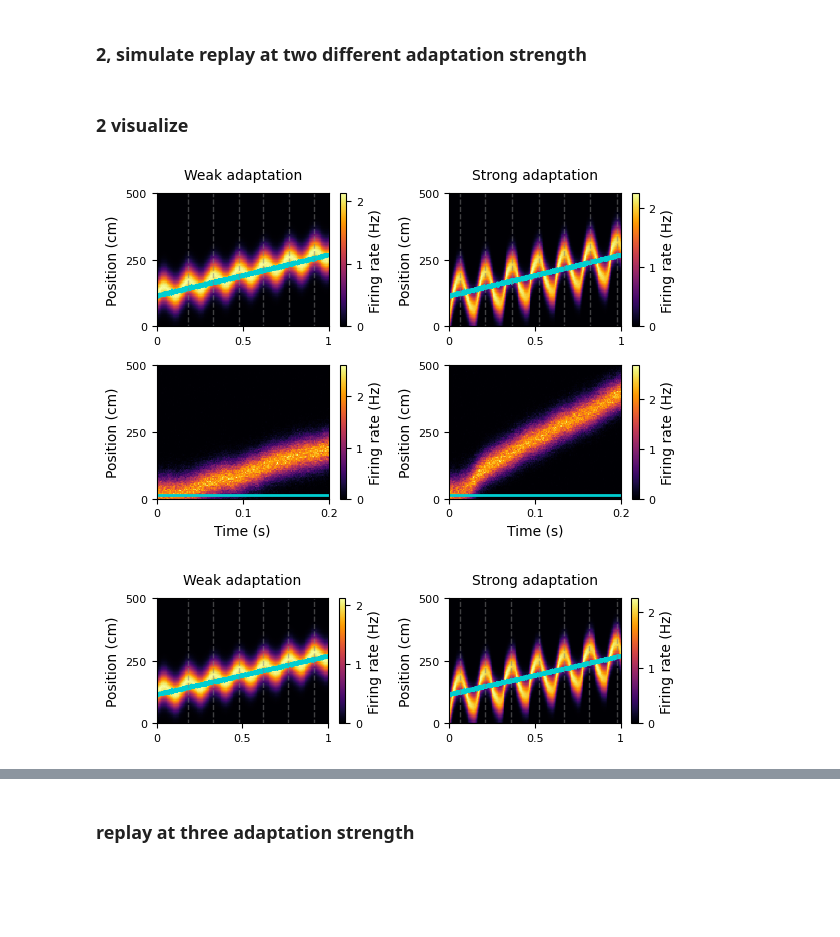
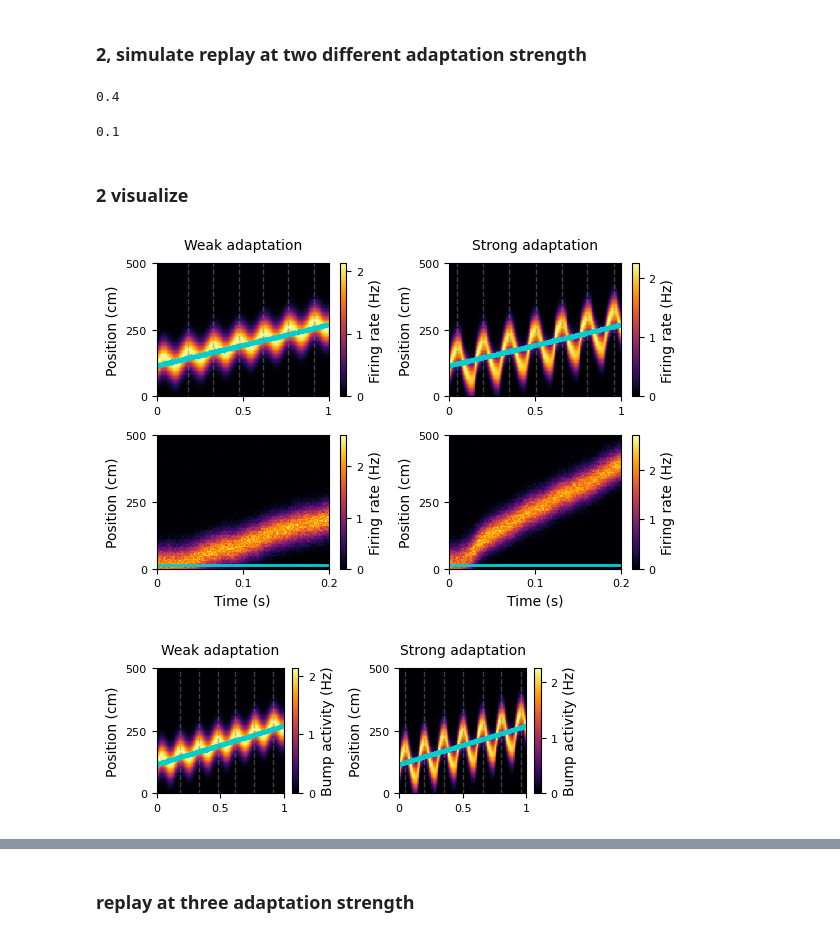
Before and after one commit to ZilongJi/AdaptiveAttractorForSequences, a Jupyter notebook: PaperFigureCode/Fig3_sweep_replay.ipynb, the cells around one changed output, grey strips where cells are left out. Drawn from its saved outputs; the diff is of its cells as text; code cells hidden in the pictures; blank space fills up the shorter version.

```diff
--- a/PaperFigureCode/Fig3_sweep_replay.ipynb
+++ b/PaperFigureCode/Fig3_sweep_replay.ipynb
@@ -53,7 +53,7 @@ np.random.seed(seed)
 #set backend to cpu
 bm.set_platform('cpu')
 #build and run the network
-sweep_cann_2 = CANN1D(tau=1, tau_v=48, num=128, mbar=9.)
+sweep_cann_2 = CANN1D(tau=1, tau_v=48, num=128, mbar=9.,  A=0.01)
 
 #simulate the network
 sweep_runner_2 = bp.DSRunner(sweep_cann_2,
@@ -114,6 +118,14 @@ replay_runner_2 = bp.DSRunner(replay_cann_2,
                      monitors=['r'])
 
 replay_runner_2.run(length)
+# %%
+replay_cann_1.a
+# %% [output]
+0.4
+# %%
+dt
+# %% [output]
+0.1
 # %% [markdown]
 ### 2 visualize
 # %%
@@ -328,10 +340,10 @@ plt.tight_layout()
 #save
 plt.savefig('./Fig3_sweep_replay.pdf', bbox_inches='tight', dpi=300)
 # %% [output]
-[figure, old version]
+[figure, new version]
 # %%
 #make two subplots
-fig, axs = plt.subplots(1, 2, figsize=(6, 2))
+fig, axs = plt.subplots(1, 2, figsize=(5, 2))
 #set font size
 labelsize = 10
 ticksize = 8
@@ -362,7 +374,7 @@ Peaks,_ = scipy.signal.find_peaks(relative_pos, width=300)
 c = axs[0].pcolormesh(time_slice[0:-1:50], pos, fr[:,0:-1:50]*1e3, cmap='inferno')
 #add colorbar to axs[0]
 clb = plt.colorbar(c, ax=axs[0], location='right', ticks=[0, 1, 2])
-clb.set_label('Firing rate (Hz)', fontsize=labelsize)
+clb.set_label('Bump activity (Hz)', fontsize=labelsize)
 clb.ax.tick_params(labelsize=ticksize)
 #add animal position to the plot
 axs[0].plot(time_slice, cI, color='darkturquoise', linewidth=1, alpha=1.0)
@@ -421,7 +433,7 @@ Peaks,_ = scipy.signal.find_peaks(relative_pos, width=300)
 c = axs[1].pcolormesh(time_slice[0:-1:50], pos, fr[:,0:-1:50]*1e3, cmap='inferno')
 #add colorbar to axs[0]
 clb = plt.colorbar(c, ax=axs[1], location='right', ticks=[0, 1, 2])
-clb.set_label('Firing rate (Hz)', fontsize=labelsize)
+clb.set_label('Bump activity (Hz)', fontsize=labelsize)
 clb.ax.tick_params(labelsize=ticksize)
 #add animal position to the plot
 axs[1].plot(time_slice, cI, color='darkturquoise', linewidth=1, alpha=1.0)
@@ -433,32 +445,32 @@ for peaks in Peaks:
 #set xlim and ylim
 axs[1].set_xlim([0, 1e3])
 axs[1].set_ylim([-2.5,2.5])
 #set x and y labels
 #axs[0,1].set_xlabel('Time (s)', fontsize=labelsize)
 axs[1].set_ylabel('Position (cm)', fontsize=labelsize)
 # set x and y ticks
 xticks = np.linspace(0, 1e3, 3)
 yticks = np.linspace(-2.5,2.5,3)
 #set tick labels
 xticklabels = [0, 0.5, 1]
 yticklabels = [0, int(2.5*100), int(5*100)]
 
 axs[1].set_xticks(xticks)
 axs[1].set_yticks(yticks)
 axs[1].set_xticklabels(xticklabels, fontsize=ticksize)
 axs[1].set_yticklabels(yticklabels, fontsize=ticksize)
 
 axs[1].tick_params(axis='x', labelsize=ticksize)
 axs[1].tick_params(axis='y', labelsize=ticksize)
 
 #add title
 axs[1].set_title('Strong adaptation', fontsize=labelsize, pad=10)
 
 
 
 plt.tight_layout()
 
 #save
-plt.savefig('./Fig3_sweep_only.pdf', bbox_inches='tight', dpi=300)
+plt.savefig('./Fig5_theta_Sweep_at_two_adaptation_strength.pdf', bbox_inches='tight', dpi=300)
 # %% [output]
-[figure, old version]
+[figure, new version]
```
Also changed, not shown: parts of 4 cells of this notebook, 5 other files.
